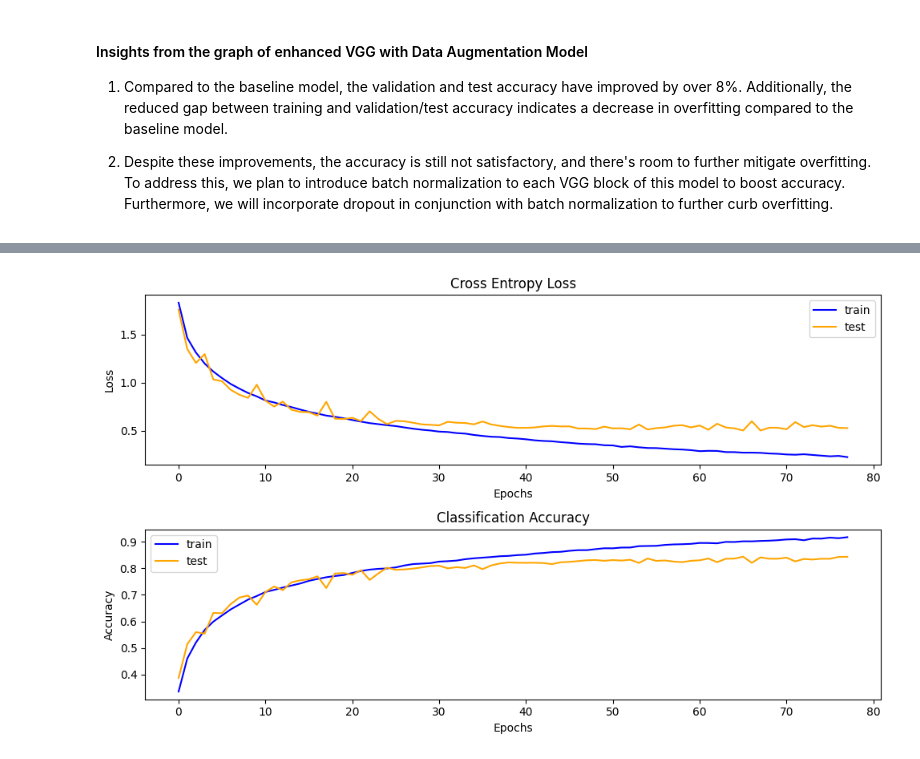
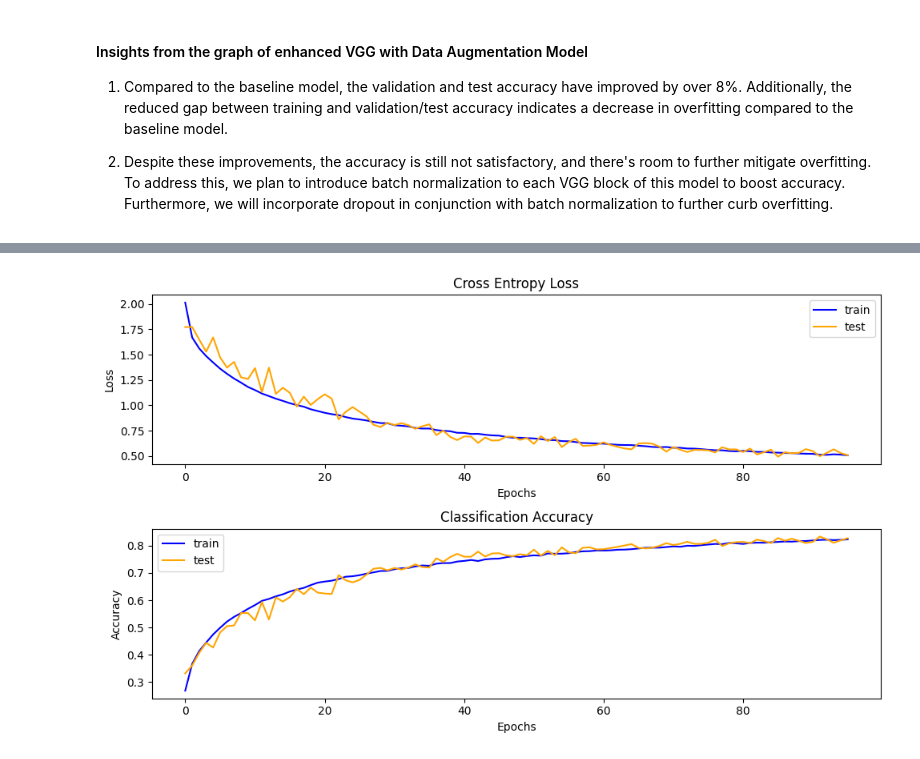
Before and after one commit to Harish-Thota1/Deep_Learning_Assignment, a Jupyter notebook: CNN_Assignment2_Updated.ipynb, the cells around one changed output, grey strips where cells are left out. Drawn from its saved outputs; the diff is of its cells as text; code cells hidden in the pictures.

```diff
--- a/CNN_Assignment2_Updated.ipynb
+++ b/CNN_Assignment2_Updated.ipynb
@@ -594,0 +544,11 @@ Epoch 78: early stopping
+# %%
+vgg_dropout_batch_normalization_model = vgg_with_dropout_and_batch_normalization_model()
+datagen = ImageDataGenerator(width_shift_range=0.1, height_shift_range=0.1, horizontal_flip=True)
+# prepare iterator
+it_train = datagen.flow(x_train, y_train, batch_size=64)
+# fit model
+steps = int(x_train.shape[0] / 64)
+
+early_stopping = EarlyStopping(monitor='val_loss', patience=10)
+
+vgg_dropout_batch_normalization_history = vgg_dropout_batch_normalization_model.fit(it_train, steps_per_epoch=steps, epochs=100, validation_data=(x_val, y_val), callbacks = [early_stopping])
@@ -595,5 +573,5 @@ Epoch 78: early stopping
 # %%
-summarize_diagnostics(vgg_history)
+summarize_diagnostics(vgg_dropout_batch_normalization_history)
 # %% [output]
-[figure, old version]
+[figure, new version]
 # %%
```
Also changed, not shown: parts of 36 cells of this notebook.
